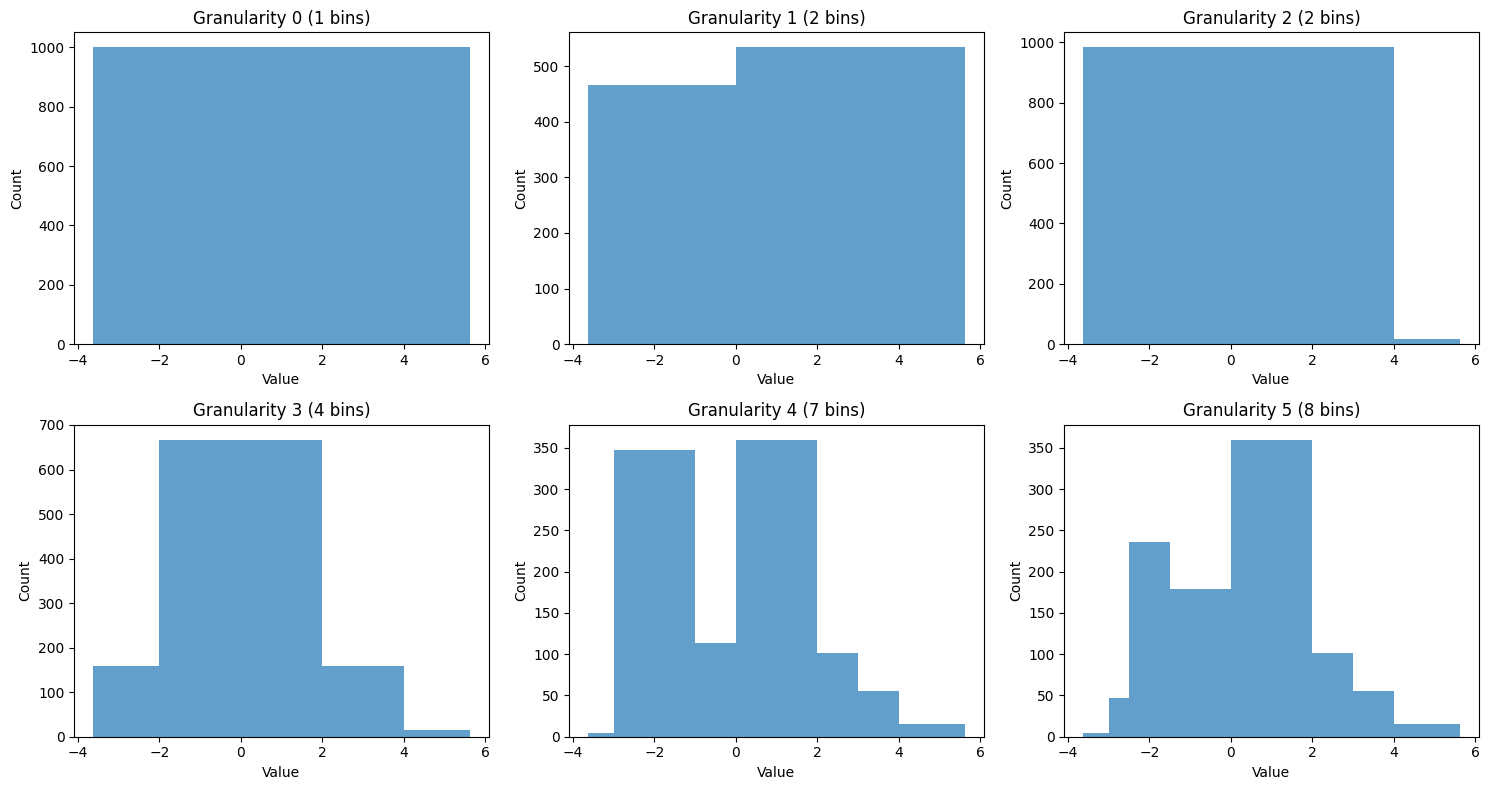
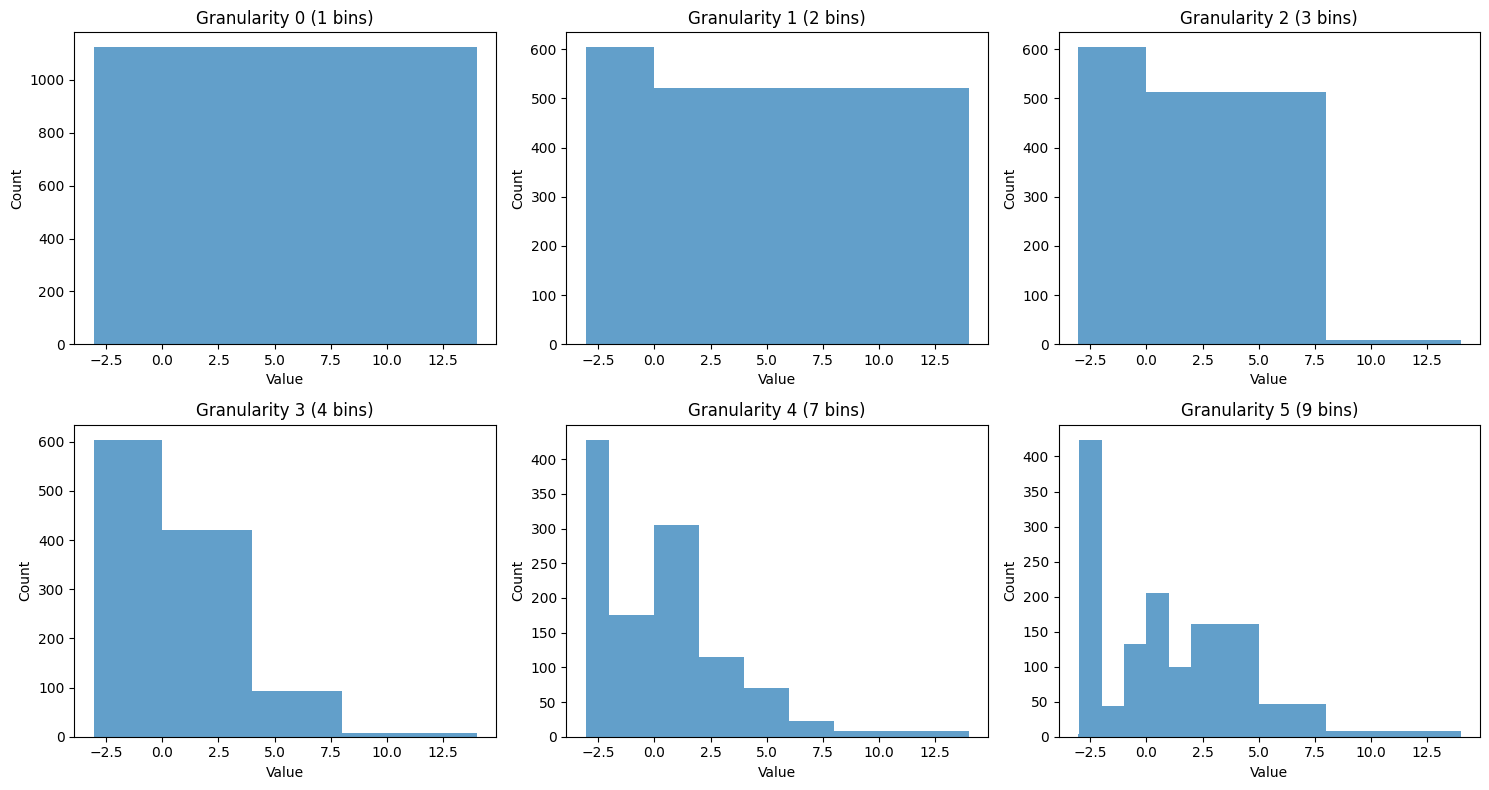
The notebook cell's code change between the first figure and the second:
--- before
+++ after
@@ -4,10 +4,10 @@
 axes = axes.flatten()
 
-for i, r in enumerate(results[:n_levels]):
+for i, result in enumerate(results[:n_levels]):
     ax = axes[i]
-    ax.stairs(r.frequency, r.bin_edges, fill=True, alpha=0.7)
-    title = f"Granularity {r.granularity} ({len(r.frequency)} bins)"
-    if r.is_best:
-        title += " ★ BEST"
+    ax.stairs(result.frequencies, result.bin_edges, fill=True, alpha=0.7)
+    title = f"Granularity {result.granularity} ({len(result.frequencies)} bins)"
+    if result.is_best:
+        title += " * BEST"
         ax.set_facecolor("#ffffee")
     ax.set_title(title)

Commit: Enhance documentation for khisto-python library